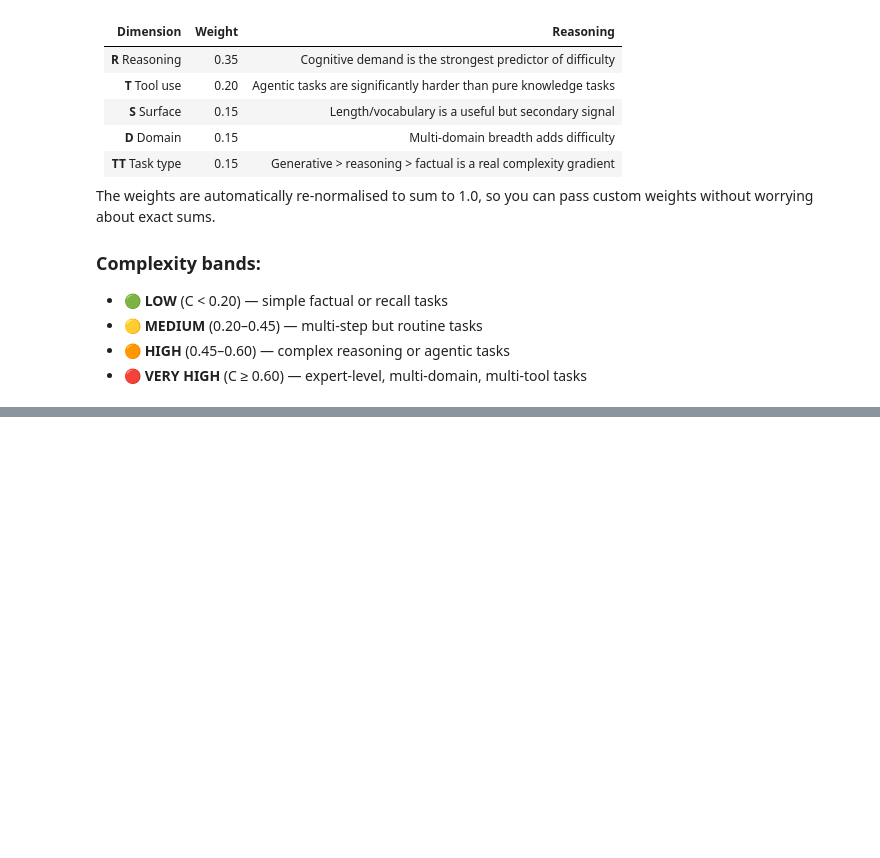
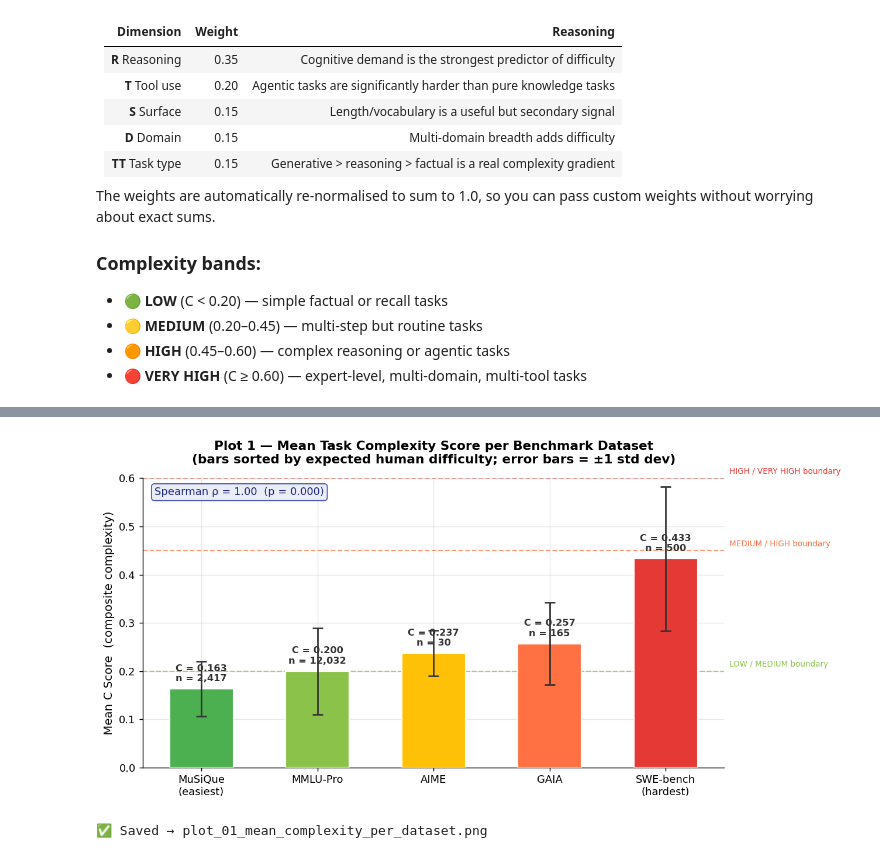
Before and after one commit to poorna1995/IRA, a Jupyter notebook: notebooks/tce_m1.ipynb, the cells around one changed output, grey strips where cells are left out. Cells and saved outputs as stored; diff of their text form; code cells hidden in the pictures; blank space fills up the shorter version.

Commit message:
featurs-complexity v1

```diff
--- a/notebooks/tce_m1.ipynb
+++ b/notebooks/tce_m1.ipynb
@@ -1743,0 +1762,69 @@ band
+# %%
+# ─────────────────────────────────────────────────────────────────────────────
+# CELL 14 — Plot 1: Mean Complexity Score per Dataset (Bar Chart)
+# Story: Do our scores rank datasets in the right difficulty order?
+# Expected order (easy → hard): musique < mmlu_pro < aime < gaia < swe_bench
+# ─────────────────────────────────────────────────────────────────────────────
+
+# ── Styling shared across all plots ──────────────────────────────────────────
+plt.rcParams.update({
+    "font.family"    : "DejaVu Sans",
+    "axes.spines.top": False,
+    "axes.spines.right": False,
+    "axes.grid"      : True,
+    "grid.alpha"     : 0.3,
+    "figure.dpi"     : 130,
+})
+
+# ── Data prep ─────────────────────────────────────────────────────────────────
+# Use the summary_df computed in Cell 12
+DISPLAY_ORDER = ["musique", "mmlu_pro", "aime", "gaia", "swe_bench"]
+DISPLAY_LABELS = ["MuSiQue\n(easiest)", "MMLU-Pro", "AIME", "GAIA", "SWE-bench\n(hardest)"]
+COLORS_ORDER   = ["#4caf50", "#8bc34a", "#ffc107", "#ff7043", "#e53935"]
+
+mean_c = [summary_df.loc[d, "mean_C"] for d in DISPLAY_ORDER]
+err_c  = [scored_datasets[d]["C"].std() for d in DISPLAY_ORDER]
+
+fig, ax = plt.subplots(figsize=(10, 5))
+
+bars = ax.bar(DISPLAY_LABELS, mean_c, color=COLORS_ORDER,
+              edgecolor="white", linewidth=1.2, width=0.55, zorder=3)
+ax.errorbar(range(len(DISPLAY_ORDER)), mean_c, yerr=err_c,
+            fmt='none', color='#333', capsize=5, capthick=1.5,
+            elinewidth=1.5, zorder=4)
+
+# Annotate each bar with its value and n
+for i, (bar, val, ds) in enumerate(zip(bars, mean_c, DISPLAY_ORDER)):
+    n = len(scored_datasets[ds])
+    ax.text(bar.get_x() + bar.get_width()/2, val + 0.012,
+            f"C = {val:.3f}\nn = {n:,}",
+            ha='center', va='bottom', fontsize=9, color='#333', fontweight='bold')
+
+# Band threshold lines
+for thresh, label, color in [
+    (0.20, "LOW / MEDIUM boundary",    "#8bc34a"),
+    (0.45, "MEDIUM / HIGH boundary",   "#ff7043"),
+    (0.60, "HIGH / VERY HIGH boundary","#e53935"),
+]:
+    ax.axhline(thresh, color=color, linewidth=1.2, linestyle='--', alpha=0.7)
+    ax.text(4.55, thresh + 0.005, label, fontsize=7.5, color=color, va='bottom')
+
+ax.set_ylim(0, 0.60)
+ax.set_ylabel("Mean C Score  (composite complexity)", fontsize=11)
+ax.set_title("Plot 1 — Mean Task Complexity Score per Benchmark Dataset\n"
+             "(bars sorted by expected human difficulty; error bars = ±1 std dev)",
+             fontsize=12, fontweight='bold', pad=14)
+
+# Spearman annotation
+rho_text = f"Spearman ρ = {rho_cross:.2f}  (p = {pval_cross:.3f})"
+ax.text(0.02, 0.97, rho_text, transform=ax.transAxes,
+        fontsize=10, va='top', color='#1a237e',
+        bbox=dict(boxstyle='round,pad=0.3', fc='#e8eaf6', ec='#3949ab', alpha=0.9))
+
+plt.tight_layout()
+plt.savefig("plot_01_mean_complexity_per_dataset.png", bbox_inches='tight', dpi=150)
+plt.show()
+print("✅ Saved → plot_01_mean_complexity_per_dataset.png")
+# %% [output]
+[figure, added]
+✅ Saved → plot_01_mean_complexity_per_dataset.png
```
Also changed, not shown: parts of 14 cells of this notebook, 16 other files.
